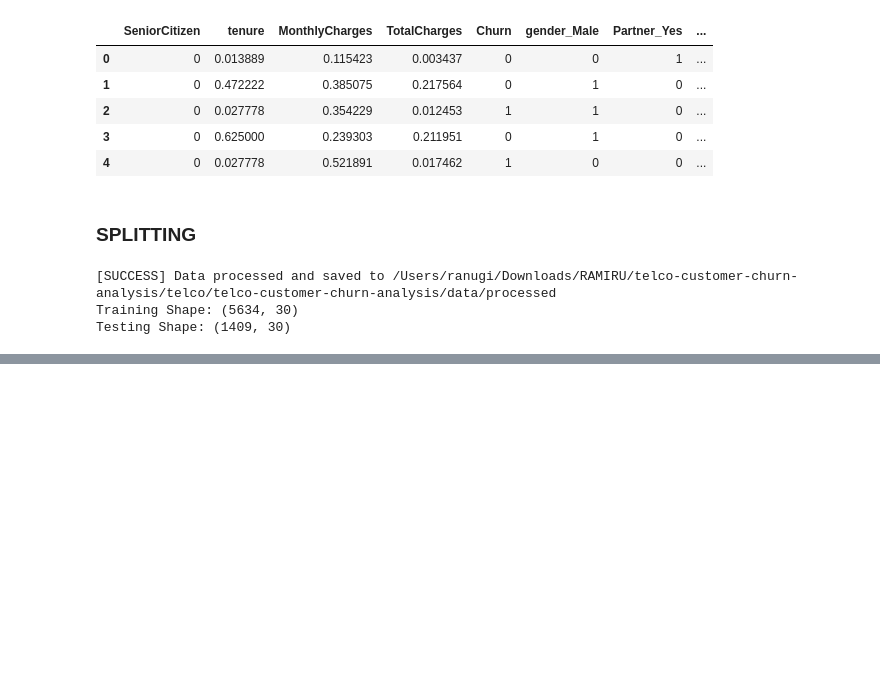
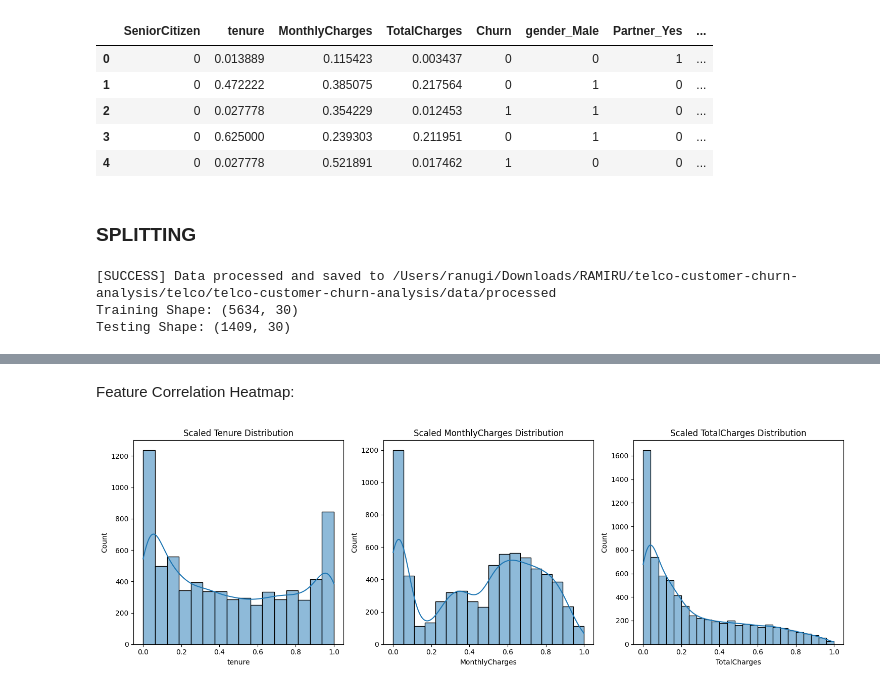
Before and after one commit to scythe410/telco-customer-churn-analysis, a Jupyter notebook: notebooks/modeling/02-preprocessing.ipynb, the cells around one changed output, grey strips where cells are left out. Drawn from its saved outputs; the diff is of its cells as text; code cells hidden in the pictures; blank space fills up the shorter version.

```diff
--- a/notebooks/modeling/02-preprocessing.ipynb
+++ b/notebooks/modeling/02-preprocessing.ipynb
@@ -120,0 +139,18 @@ Testing Shape: (1409, 30)
+# %% [markdown]
+Feature Correlation Heatmap:
+# %%
+fig, axes = plt.subplots(1, 3, figsize=(15, 5))
+
+sns.histplot(df_encoded['tenure'], kde=True, ax=axes[0])
+axes[0].set_title('Scaled Tenure Distribution')
+
+sns.histplot(df_encoded['MonthlyCharges'], kde=True, ax=axes[1])
+axes[1].set_title('Scaled MonthlyCharges Distribution')
+
+sns.histplot(df_encoded['TotalCharges'], kde=True, ax=axes[2])
+axes[2].set_title('Scaled TotalCharges Distribution')
+
+plt.tight_layout()
+plt.show()
+# %% [output]
+[figure, added]
```
Also changed, not shown: parts of 4 cells of this notebook.
